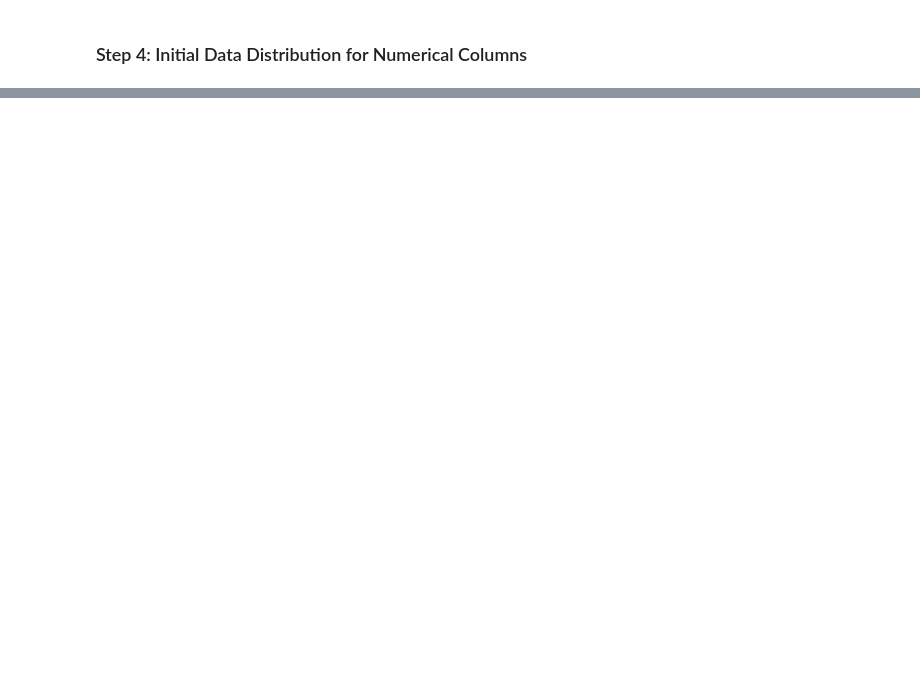
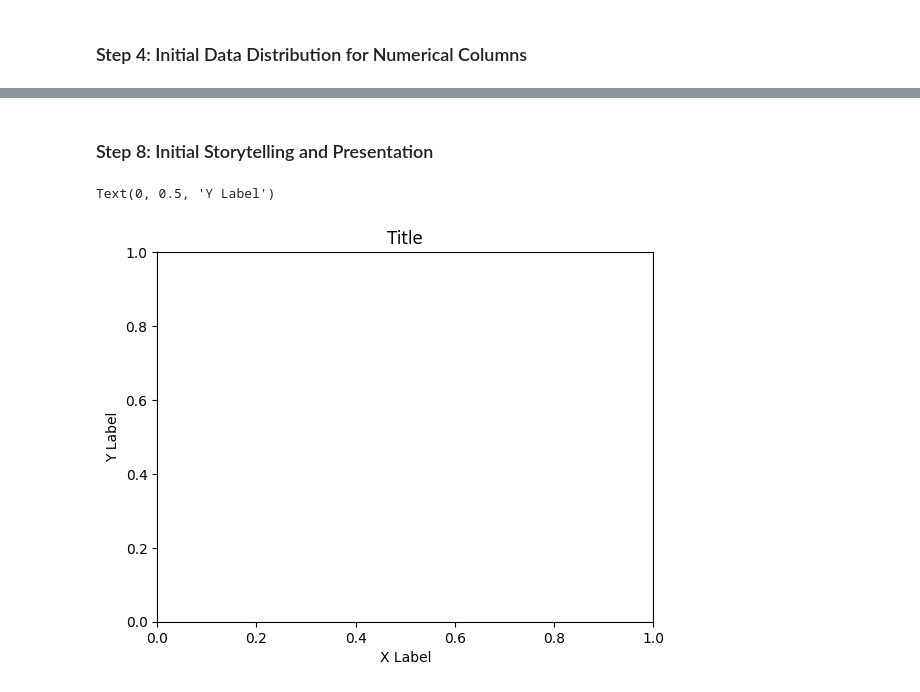
Before and after one commit to S573647/datafun-04-jupyter, a Jupyter notebook: Kamalini_eda.ipynb, the cells around one changed output, grey strips where cells are left out. Drawn from its saved outputs; the diff is of its cells as text; code cells hidden in the pictures; blank space fills up the shorter version.

```diff
--- a/Kamalini_eda.ipynb
+++ b/Kamalini_eda.ipynb
@@ -37,0 +83,9 @@ plt.show()
+# %% [markdown]
+### Step 8: Initial Storytelling and Presentation
+# %%
+plt.title('Title')
+plt.xlabel('X Label')
+plt.ylabel('Y Label')
+# %% [output]
+Text(0, 0.5, 'Y Label')
+[figure, added]
```
Also changed, not shown: parts of 8 cells of this notebook.
